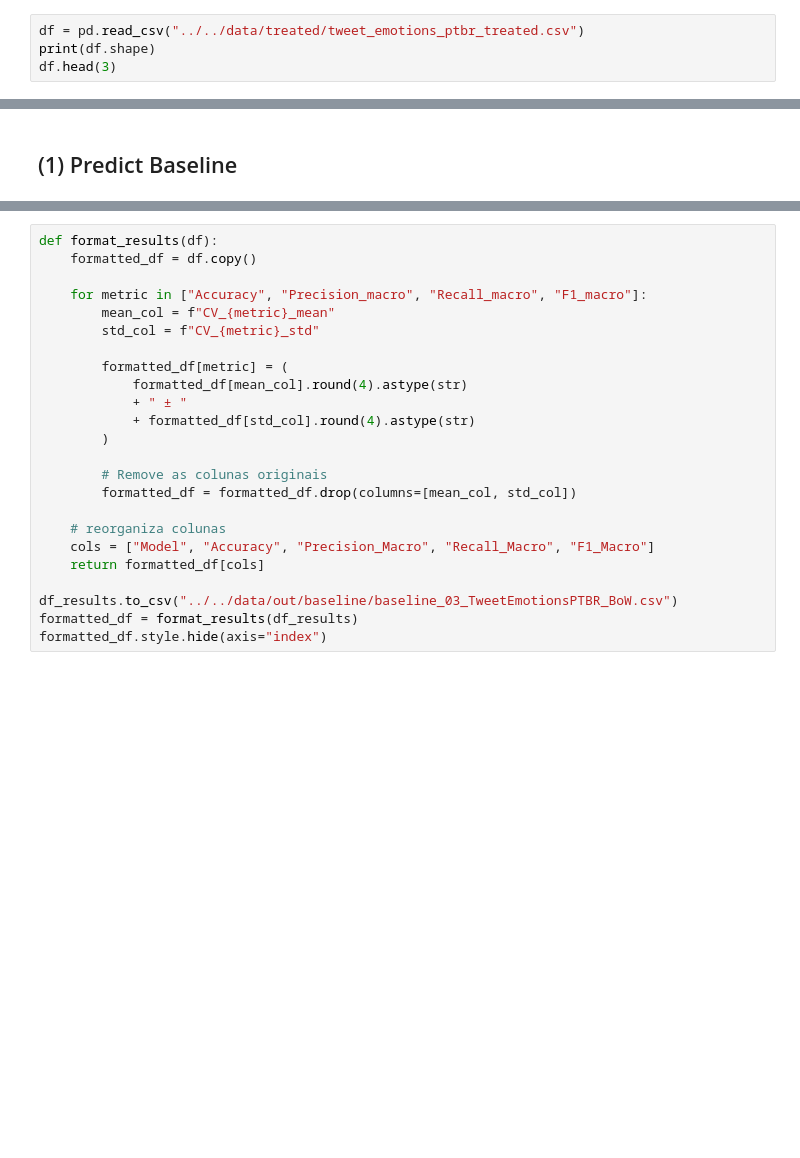
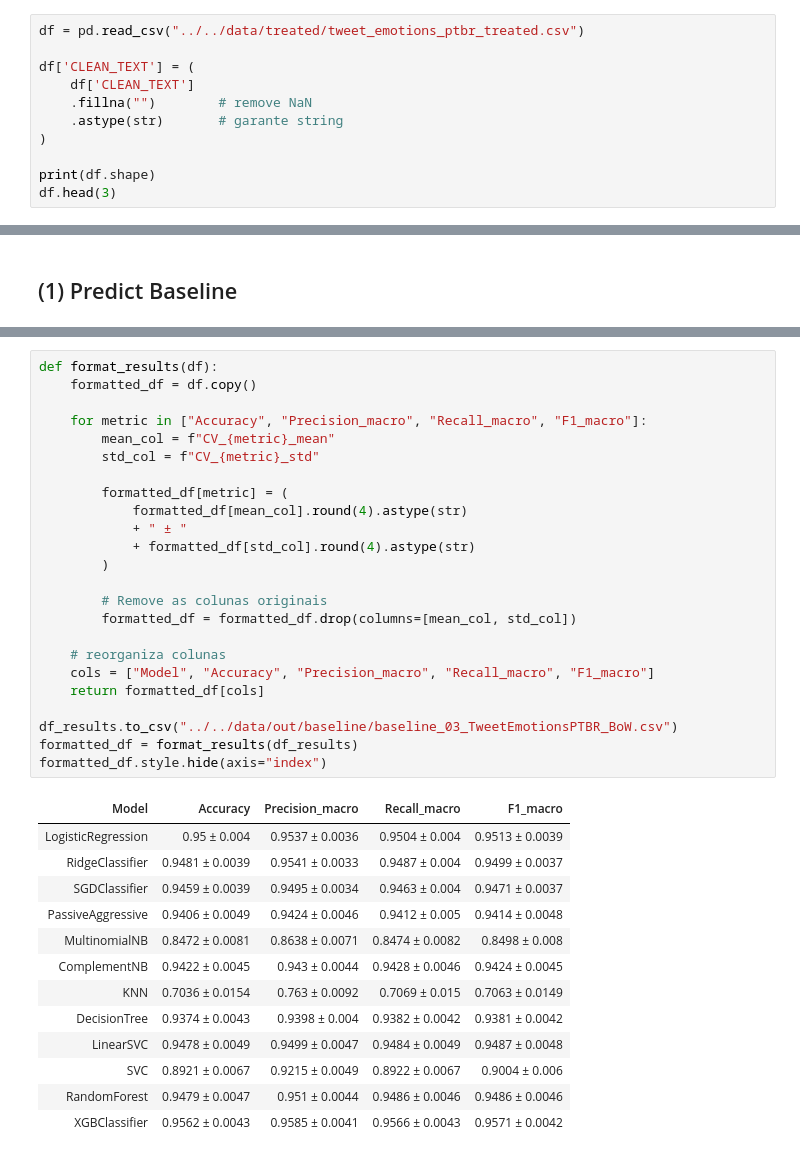
Before and after one commit to LuanBarbs/tcc-emotion-detection-nlp, a Jupyter notebook: src/baseline/baseline_03_TweetEmotionsPTBR_BoW.ipynb, the cells around one changed output, grey strips where cells are left out. Cells and saved outputs as stored; diff of their text form; blank space fills up the shorter version.

```diff
--- a/src/baseline/baseline_03_TweetEmotionsPTBR_BoW.ipynb
+++ b/src/baseline/baseline_03_TweetEmotionsPTBR_BoW.ipynb
@@ -25,5 +26,12 @@ from sklearn.pipeline import Pipeline
 from sklearn.base import clone
 # %%
 df = pd.read_csv("../../data/treated/tweet_emotions_ptbr_treated.csv")
+
+df['CLEAN_TEXT'] = (
+    df['CLEAN_TEXT']
+    .fillna("")        # remove NaN
+    .astype(str)       # garante string
+)
+
 print(df.shape)
 df.head(3)
@@ -211,27 +254,41 @@ print("Best model:", best_model)
 # %%
 def format_results(df):
     formatted_df = df.copy()
 
     for metric in ["Accuracy", "Precision_macro", "Recall_macro", "F1_macro"]:
         mean_col = f"CV_{metric}_mean"
         std_col = f"CV_{metric}_std"
 
         formatted_df[metric] = (
             formatted_df[mean_col].round(4).astype(str)
             + " ± "
             + formatted_df[std_col].round(4).astype(str)
         )
 
         # Remove as colunas originais
         formatted_df = formatted_df.drop(columns=[mean_col, std_col])
 
     # reorganiza colunas
-    cols = ["Model", "Accuracy", "Precision_Macro", "Recall_Macro", "F1_Macro"]
+    cols = ["Model", "Accuracy", "Precision_macro", "Recall_macro", "F1_macro"]
     return formatted_df[cols]
 
 df_results.to_csv("../../data/out/baseline/baseline_03_TweetEmotionsPTBR_BoW.csv")
 formatted_df = format_results(df_results)
 formatted_df.style.hide(axis="index")
+# %% [output]
+| Model | Accuracy | Precision_macro | Recall_macro | F1_macro |
+| LogisticRegression | 0.95 ± 0.004 | 0.9537 ± 0.0036 | 0.9504 ± 0.004 | 0.9513 ± 0.0039 |
+| RidgeClassifier | 0.9481 ± 0.0039 | 0.9541 ± 0.0033 | 0.9487 ± 0.004 | 0.9499 ± 0.0037 |
+| SGDClassifier | 0.9459 ± 0.0039 | 0.9495 ± 0.0034 | 0.9463 ± 0.004 | 0.9471 ± 0.0037 |
+| PassiveAggressive | 0.9406 ± 0.0049 | 0.9424 ± 0.0046 | 0.9412 ± 0.005 | 0.9414 ± 0.0048 |
+| MultinomialNB | 0.8472 ± 0.0081 | 0.8638 ± 0.0071 | 0.8474 ± 0.0082 | 0.8498 ± 0.008 |
+| ComplementNB | 0.9422 ± 0.0045 | 0.943 ± 0.0044 | 0.9428 ± 0.0046 | 0.9424 ± 0.0045 |
+| KNN | 0.7036 ± 0.0154 | 0.763 ± 0.0092 | 0.7069 ± 0.015 | 0.7063 ± 0.0149 |
+| DecisionTree | 0.9374 ± 0.0043 | 0.9398 ± 0.004 | 0.9382 ± 0.0042 | 0.9381 ± 0.0042 |
+| LinearSVC | 0.9478 ± 0.0049 | 0.9499 ± 0.0047 | 0.9484 ± 0.0049 | 0.9487 ± 0.0048 |
+| SVC | 0.8921 ± 0.0067 | 0.9215 ± 0.0049 | 0.8922 ± 0.0067 | 0.9004 ± 0.006 |
+| RandomForest | 0.9479 ± 0.0047 | 0.951 ± 0.0044 | 0.9486 ± 0.0046 | 0.9486 ± 0.0046 |
+| XGBClassifier | 0.9562 ± 0.0043 | 0.9585 ± 0.0041 | 0.9566 ± 0.0043 | 0.9571 ± 0.0042 |
 # %%
 pipe_rf = Pipeline([
     ("bow", CountVectorizer()),
```
Also changed, not shown: parts of 6 cells of this notebook, 2 other files.
